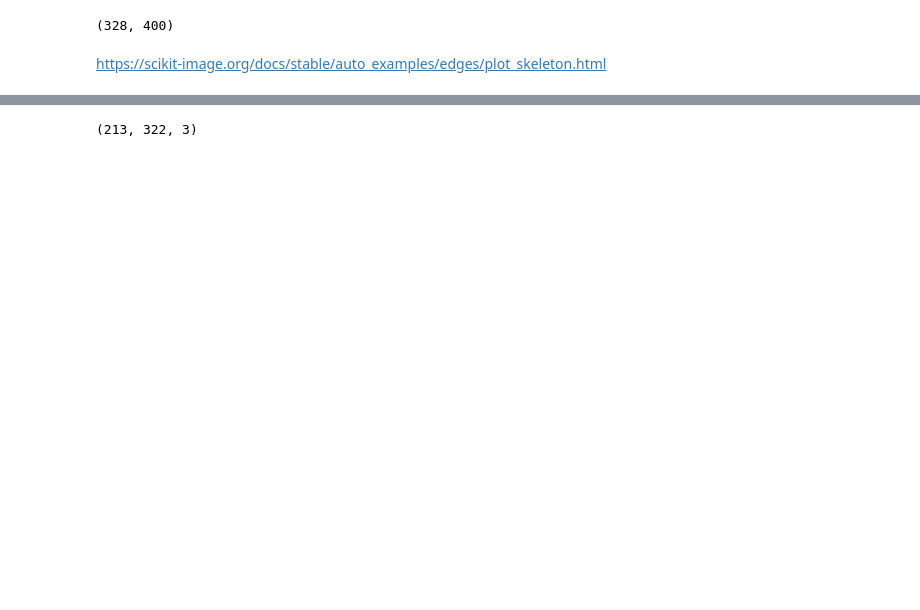
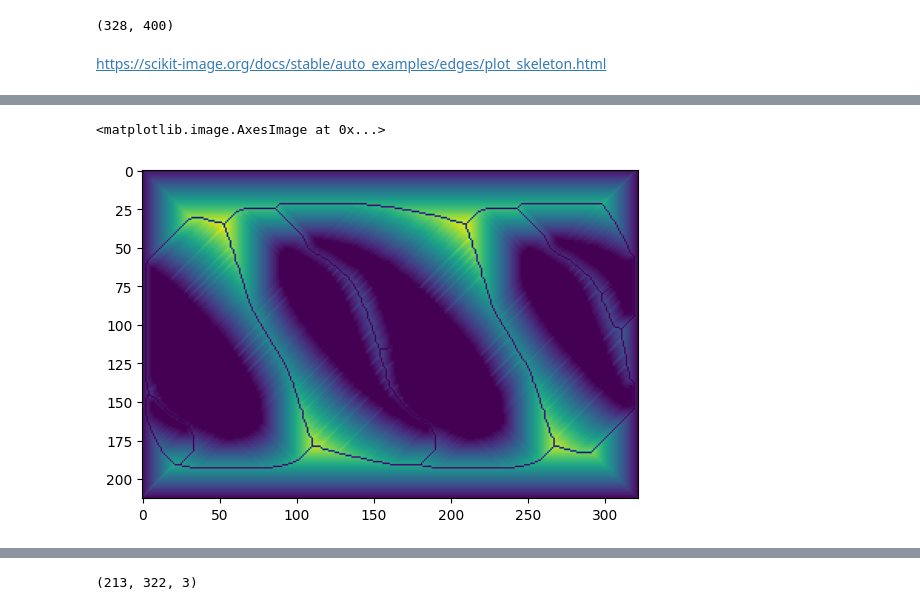
Before and after one commit to alexander-paskal/RoadmapPlanner, a Jupyter notebook: test.ipynb, the cells around one changed output, grey strips where cells are left out. Saved outputs shown, nothing was run; the diff lists cells and outputs as text; code cells hidden in the pictures; blank space fills up the shorter version.

```diff
--- a/test.ipynb
+++ b/test.ipynb
@@ -122,0 +134,5 @@ plt.show()
+# %%
+plt.imshow(sdf)
+# %% [output]
+<matplotlib.image.AxesImage at 0x...>
+[figure, added]
```
Also changed, not shown: parts of 11 cells of this notebook, 10 other files.
